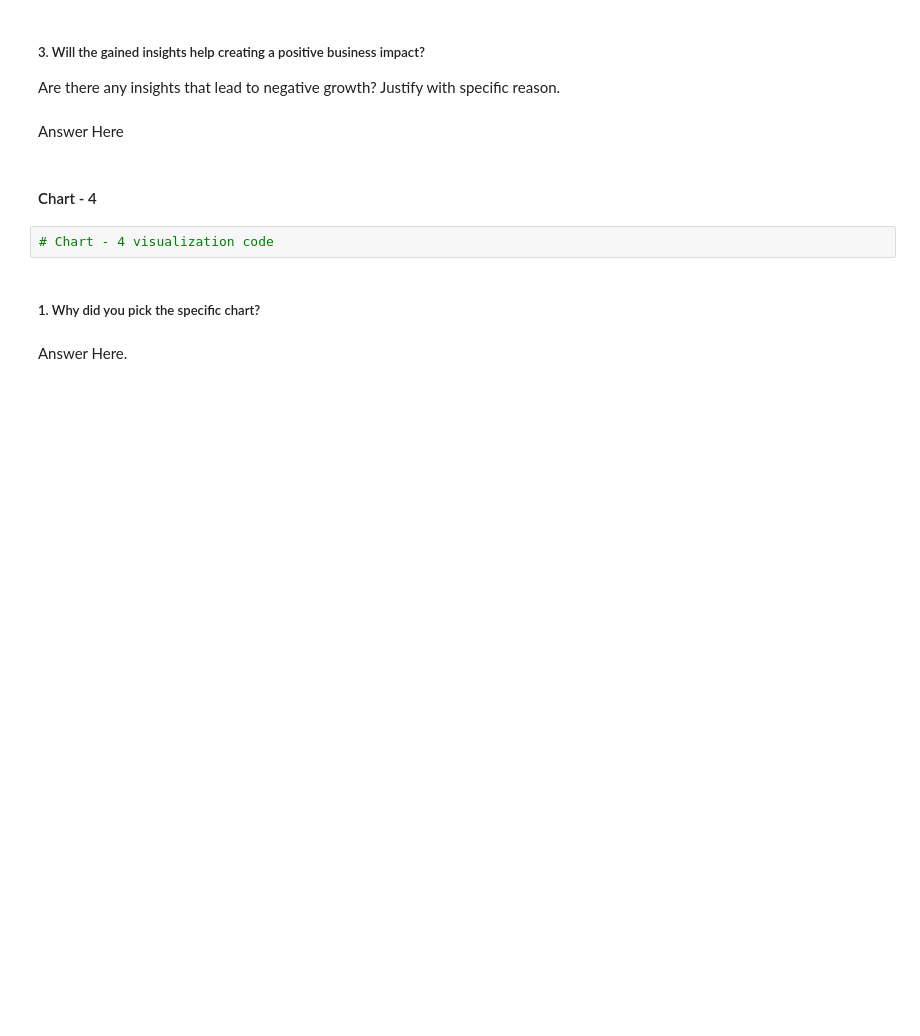
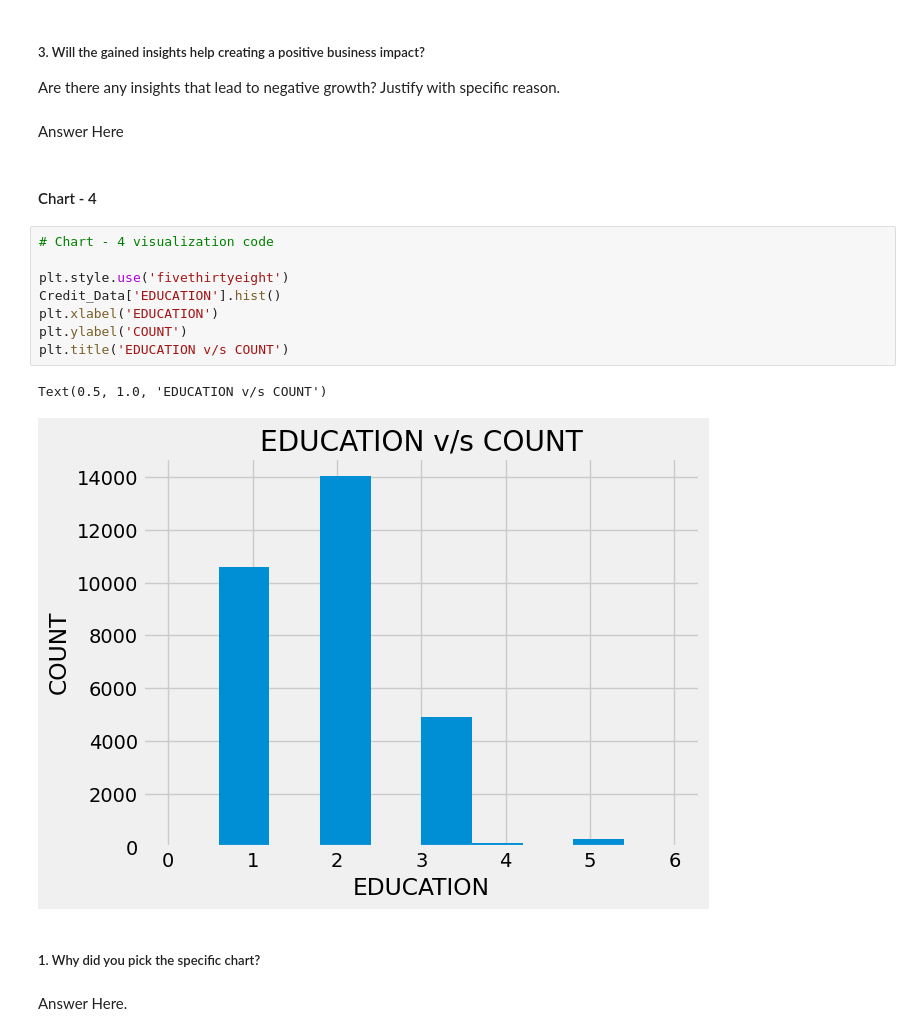
Before and after one commit to sourav03dutta/Credit-Card-Default-Prediction, a Jupyter notebook: Credit_Card_Default_Prediction.ipynb, the cells around one changed output. Cells and saved outputs as stored; diff of their text form; blank space fills up the shorter version.

```diff
--- a/Credit_Card_Default_Prediction.ipynb
+++ b/Credit_Card_Default_Prediction.ipynb
@@ -309,8 +385,17 @@ Are there any insights that lead to negative growth? Justify with specific reaso
 Answer Here
 # %% [markdown]
 #### Chart - 4
-# %%
-# Chart - 4 visualization code
+# %%
+# Chart - 4 visualization code
+
+plt.style.use('fivethirtyeight')
+Credit_Data['EDUCATION'].hist()
+plt.xlabel('EDUCATION')
+plt.ylabel('COUNT')
+plt.title('EDUCATION v/s COUNT')
+# %% [output]
+Text(0.5, 1.0, 'EDUCATION v/s COUNT')
+[figure, added]
 # %% [markdown]
 ##### 1. Why did you pick the specific chart?
 # %% [markdown]
```
Also changed, not shown: parts of 25 cells of this notebook.
